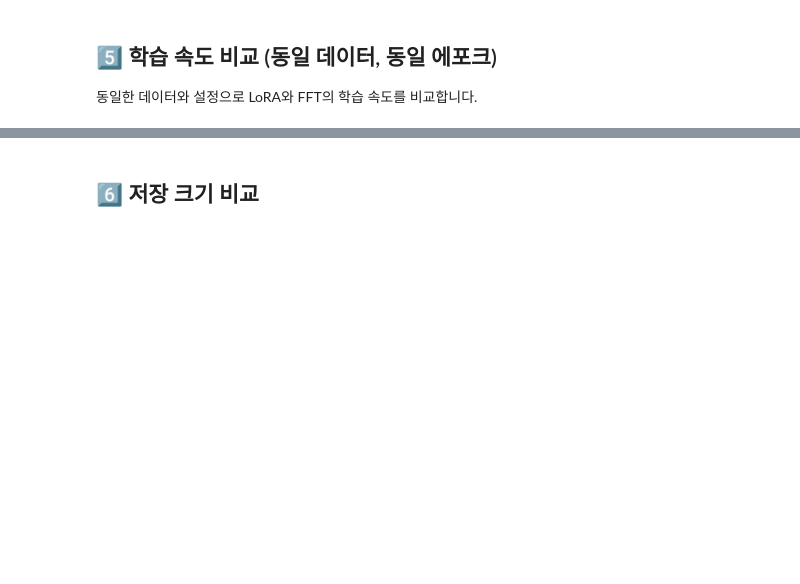
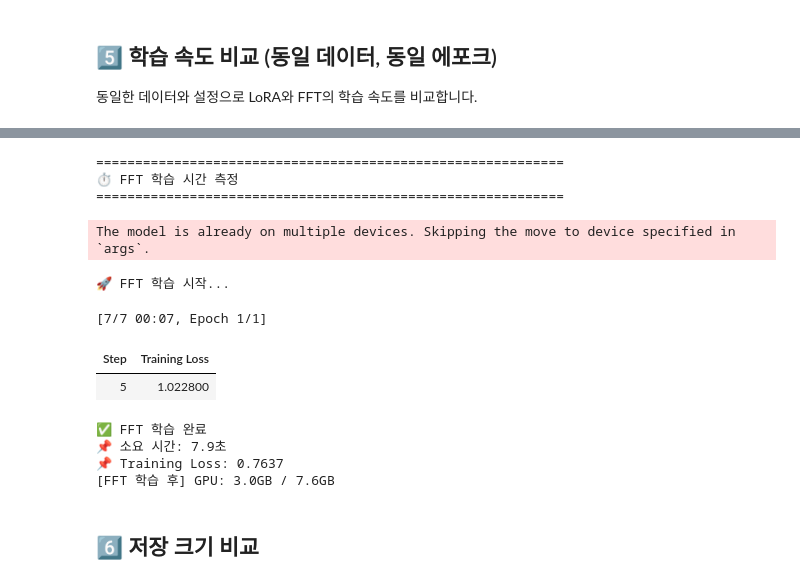
Before and after one commit to palichi/LLM_master_5parts, a Jupyter notebook: part2/12a_lora_peft_theory.ipynb, the cells around one changed output, grey strips where cells are left out. Drawn from its saved outputs; the diff is of its cells as text; code cells hidden in the pictures; blank space fills up the shorter version.

```diff
--- a/part2/12a_lora_peft_theory.ipynb
+++ b/part2/12a_lora_peft_theory.ipynb
@@ -78,6 +82,6 @@ print_gpu_memory("시작")
 # %%
 # Qwen2.5-1.5B 파라미터 분석
-MODEL_NAME = "Qwen/Qwen2.5-1.5B"
+MODEL_NAME = "Qwen/Qwen2.5-0.5B"
 
 print("📊 Qwen2.5-1.5B 모델 파라미터 분석")
 print("="*60)
@@ -365,12 +472,12 @@ fft_training_args = TrainingArguments(
     per_device_train_batch_size=1,
     gradient_accumulation_steps=8,
     bf16=True,
-    optim="paged_adamw_8bit",   # 8비트 AdamW + CPU 페이징으로 8GB 초과분을 오프로드
     logging_steps=5,
     report_to="none",
     remove_unused_columns=False,
     gradient_checkpointing=True,
 )
+
 
 fft_trainer = Trainer(
     model=fft_model,
@@ -379,33 +486,46 @@ fft_trainer = Trainer(
     data_collator=data_collator
 )
 
 print("🚀 FFT 학습 시작...")
 try:
     fft_start = time.time()
     fft_result = fft_trainer.train()
     fft_time = time.time() - fft_start
     fft_loss = fft_result.training_loss
     fft_peak_mem = get_gpu_memory_gb()
 
     print(f"\n✅ FFT 학습 완료")
     print(f"📌 소요 시간: {fft_time:.1f}초")
     print(f"📌 Training Loss: {fft_loss:.4f}")
     print_gpu_memory("FFT 학습 후")
 except torch.cuda.OutOfMemoryError:
     fft_oom = True
     fft_peak_mem = 24.0  # 1.5B + 기본 AdamW 기준 이론적 추정치(참고용)
     print("\n💥 CUDA Out of Memory! — FFT 학습이 8GB GPU에 들어가지 않았습니다.")
     print("   👉 이것이 바로 LoRA가 필요한 이유입니다:")
     print("      • FFT(1.5B): 가중치 3GB + 그래디언트 3GB + 옵티마이저 상태 → 8GB 초과")
     print("      • LoRA(4bit): 위에서 보았듯 8GB 안에서 여유롭게 학습 완료")
     # 메모리 정리 (다음 셀에서 fft_model 참조 전에 안전하게 해제)
     del fft_trainer
     try:
         del fft_model
     except NameError:
         pass
     gc.collect()
     torch.cuda.empty_cache()
+# %% [output]
+============================================================
+⏱️ FFT 학습 시간 측정
+============================================================
+The model is already on multiple devices. Skipping the move to device specified in `args`.
+🚀 FFT 학습 시작...
+[7/7 00:07, Epoch 1/1]
+| Step | Training Loss |
+| 5 | 1.022800 |
+✅ FFT 학습 완료
+📌 소요 시간: 7.9초
+📌 Training Loss: 0.7637
+[FFT 학습 후] GPU: 3.0GB / 7.6GB
 # %% [markdown]
 ## 6️⃣ 저장 크기 비교
 # %%
```
Also changed, not shown: parts of 17 cells of this notebook, 5 other files.
